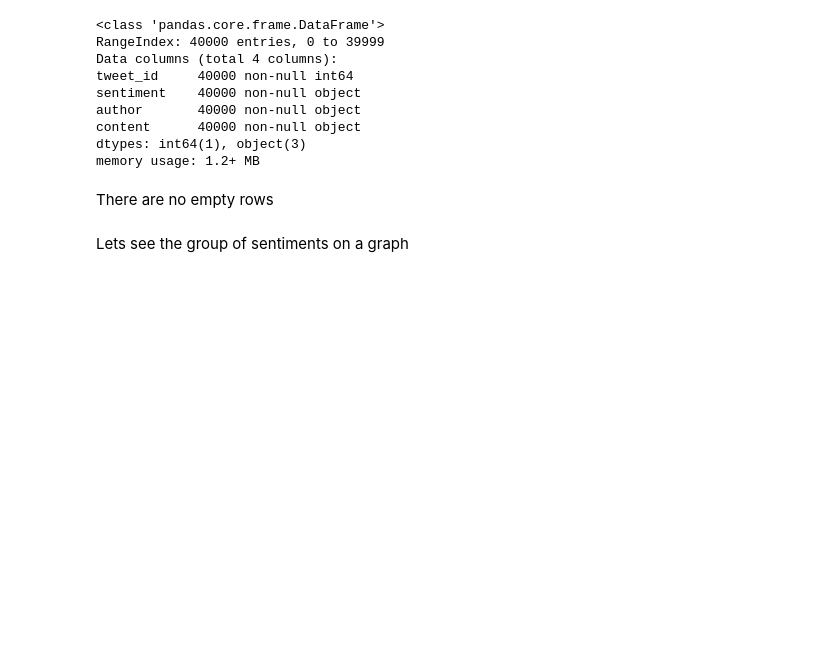
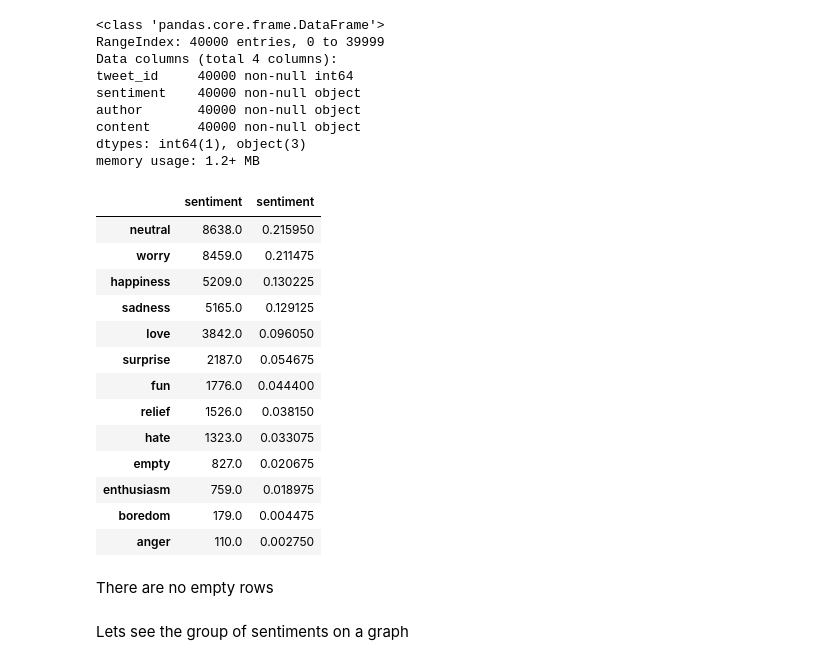
Before and after one commit to kaganilter/PROJECTS, a Jupyter notebook: CAPSTONE PROJECT-2/Twitter Data_Emotions.ipynb, the cells around one changed output. Saved outputs shown, nothing was run; the diff lists cells and outputs as text; code cells hidden in the pictures; blank space fills up the shorter version.

```diff
--- a/CAPSTONE PROJECT-2/Twitter Data_Emotions.ipynb
+++ b/CAPSTONE PROJECT-2/Twitter Data_Emotions.ipynb
@@ -85,6 +85,23 @@ author       40000 non-null object
 content      40000 non-null object
 dtypes: int64(1), object(3)
 memory usage: 1.2+ MB
+# %%
+pd.DataFrame([df.sentiment.value_counts(), df.sentiment.value_counts(normalize=True)]).T
+# %% [output]
+|  | sentiment | sentiment |
+| neutral | 8638.0 | 0.215950 |
+| worry | 8459.0 | 0.211475 |
+| happiness | 5209.0 | 0.130225 |
+| sadness | 5165.0 | 0.129125 |
+| love | 3842.0 | 0.096050 |
+| surprise | 2187.0 | 0.054675 |
+| fun | 1776.0 | 0.044400 |
+| relief | 1526.0 | 0.038150 |
+| hate | 1323.0 | 0.033075 |
+| empty | 827.0 | 0.020675 |
+| enthusiasm | 759.0 | 0.018975 |
+| boredom | 179.0 | 0.004475 |
+| anger | 110.0 | 0.002750 |
 # %% [markdown]
 There are no empty rows
 # %% [markdown]
```
Also changed, not shown: parts of 14 cells of this notebook.
